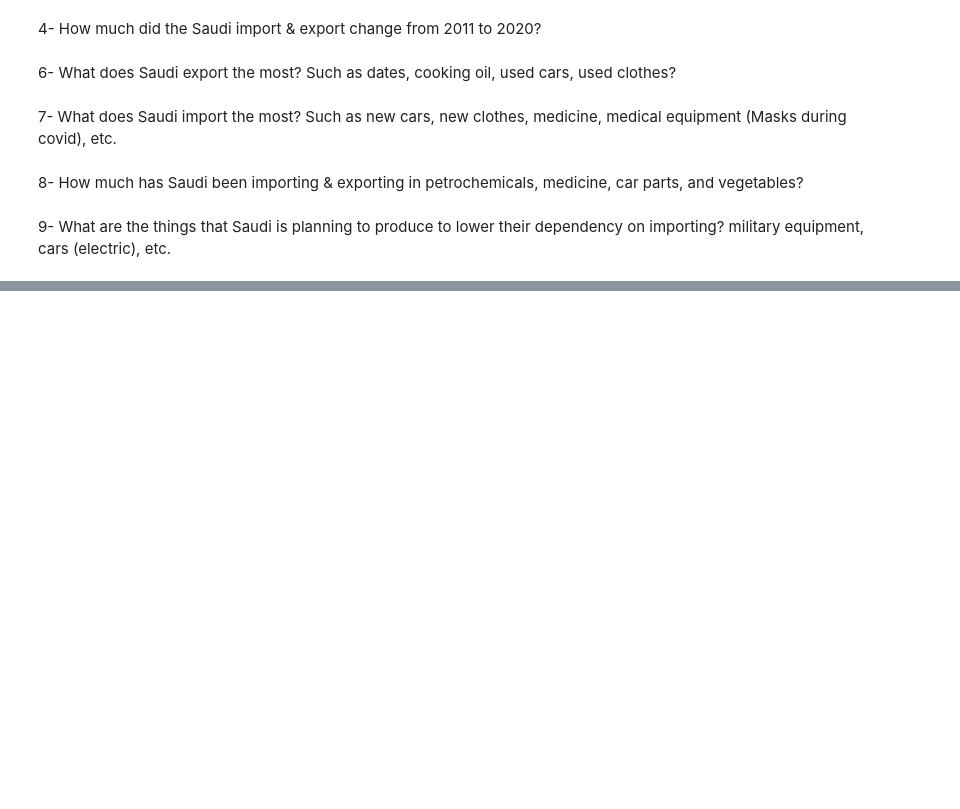
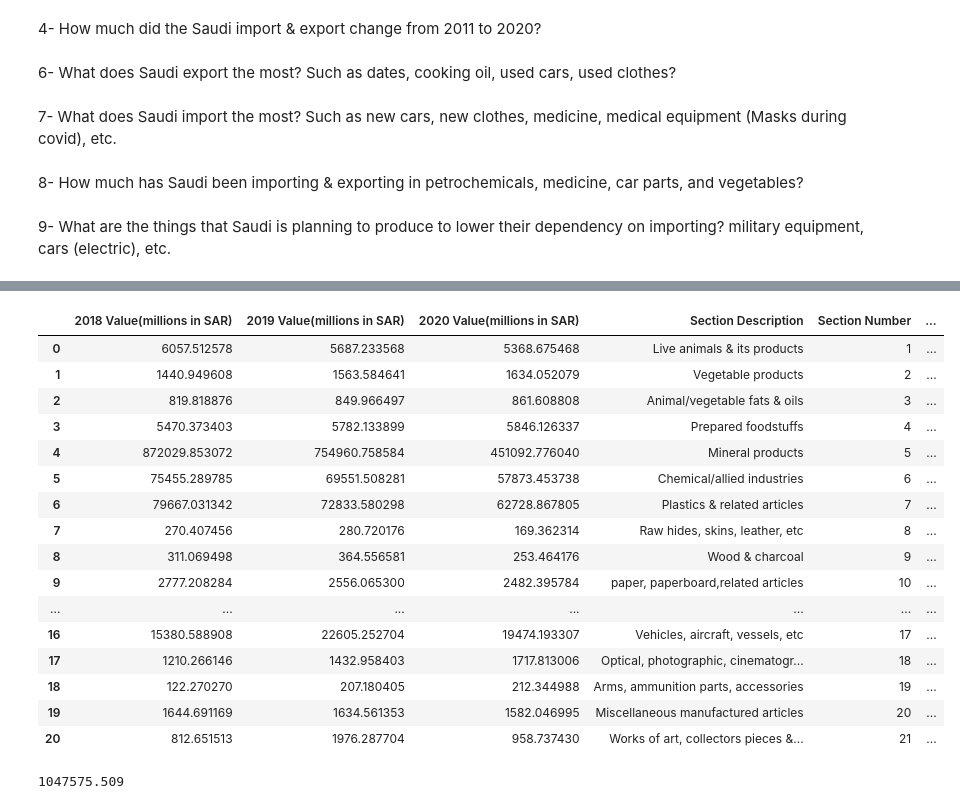
Before and after one commit to Aabusabaeen/Capstone-Project, a Jupyter notebook: Questions.ipynb, the cells around one changed output, grey strips where cells are left out. Cells and saved outputs as stored; diff of their text form; code cells hidden in the pictures; blank space fills up the shorter version.

```diff
--- a/Questions.ipynb
+++ b/Questions.ipynb
@@ -207,0 +226,4 @@ If yes, What are the main areas that got affected?
+# %%
+totNum_21_Exports= pd.read_csv('Cleaned_data/totNum_21_Exports.csv')
+totNum_21_Exports.drop('Unnamed: 0', axis=1, inplace=True)
+totNum_21_Exports
@@ -207,0 +274,25 @@ If yes, What are the main areas that got affected?
+# %%
+Exports_bysection18_20
+# %% [output]
+|  | 2018 Value(millions in SAR) | 2019 Value(millions in SAR) | 2020 Value(millions in SAR) | Section Description | Section Number | ... |
+| 0 | 6057.512578 | 5687.233568 | 5368.675468 | Live animals & its products | 1 | ... |
+| 1 | 1440.949608 | 1563.584641 | 1634.052079 | Vegetable products | 2 | ... |
+| 2 | 819.818876 | 849.966497 | 861.608808 | Animal/vegetable fats & oils | 3 | ... |
+| 3 | 5470.373403 | 5782.133899 | 5846.126337 | Prepared foodstuffs | 4 | ... |
+| 4 | 872029.853072 | 754960.758584 | 451092.776040 | Mineral products | 5 | ... |
+| 5 | 75455.289785 | 69551.508281 | 57873.453738 | Chemical/allied industries | 6 | ... |
+| 6 | 79667.031342 | 72833.580298 | 62728.867805 | Plastics & related articles | 7 | ... |
+| 7 | 270.407456 | 280.720176 | 169.362314 | Raw hides, skins, leather, etc | 8 | ... |
+| 8 | 311.069498 | 364.556581 | 253.464176 | Wood & charcoal | 9 | ... |
+| 9 | 2777.208284 | 2556.065300 | 2482.395784 | paper, paperboard,related articles | 10 | ... |
+| ... | ... | ... | ... | ... | ... | ... |
+| 16 | 15380.588908 | 22605.252704 | 19474.193307 | Vehicles, aircraft, vessels, etc | 17 | ... |
+| 17 | 1210.266146 | 1432.958403 | 1717.813006 | Optical, photographic, cinematogr... | 18 | ... |
+| 18 | 122.270270 | 207.180405 | 212.344988 | Arms, ammunition parts, accessories | 19 | ... |
+| 19 | 1644.691169 | 1634.561353 | 1582.046995 | Miscellaneous manufactured articles | 20 | ... |
+| 20 | 812.651513 | 1976.287704 | 958.737430 | Works of art, collectors pieces &... | 21 | ... |
+# %%
+777265.181
+Exports_bysection18_20['2021 Value(millions in SAR)'].sum()
+# %% [output]
+1047575.509
```
Also changed, not shown: parts of 25 cells of this notebook, 10 other files.
